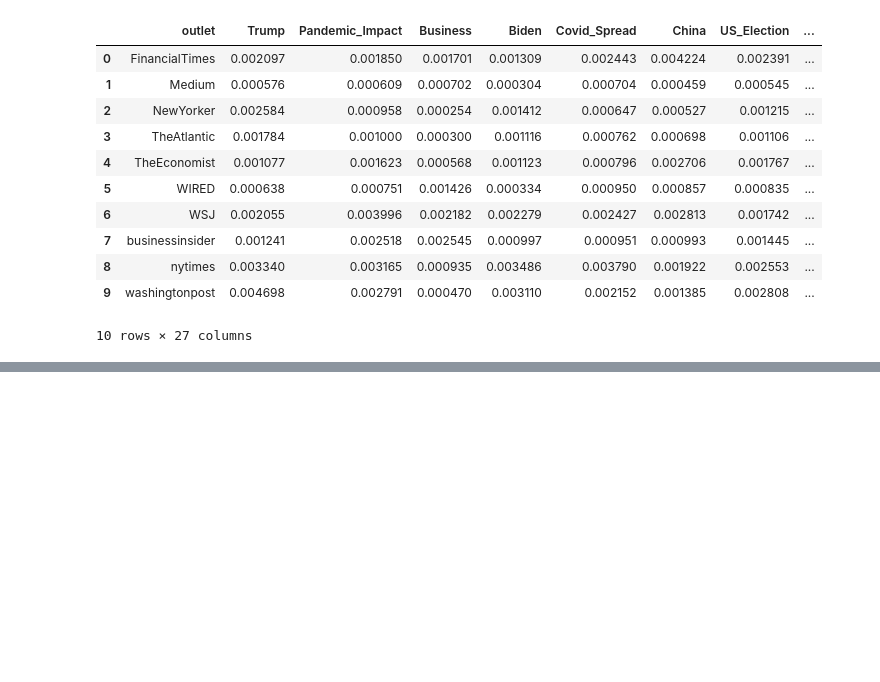
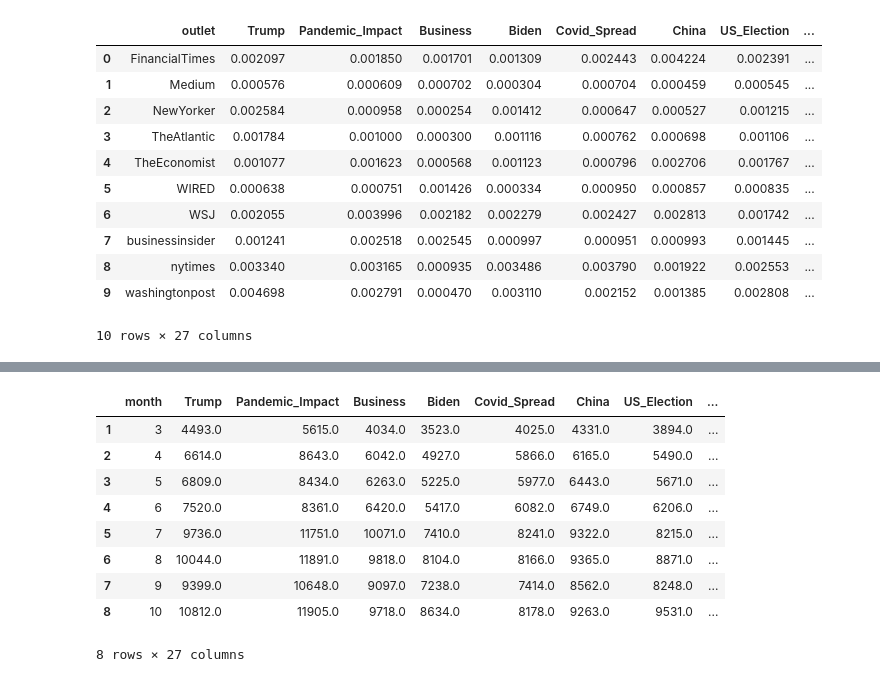
Before and after one commit to JuliaQiao/NLP_News_Recommender, a Jupyter notebook: Text_Pro_Spacy.ipynb, the cells around one changed output, grey strips where cells are left out. Saved outputs shown, nothing was run; the diff lists cells and outputs as text; code cells hidden in the pictures; blank space fills up the shorter version.

```diff
--- a/Text_Pro_Spacy.ipynb
+++ b/Text_Pro_Spacy.ipynb
@@ -1512,0 +1756,5 @@ outlet_df
+# %%
+#create a new month column
+df_2020['month'] = df_2020['date'].apply(lambda x: x.month)
+# %%
+df_2020['week'] = df_2020['date'].apply(lambda x: x.week)
@@ -1512,0 +1768,15 @@ outlet_df
+# %%
+#since we don't have a full month of data from november or july, we need to drop that month for our plots
+topic_month_df = topic_month_df.iloc[1:9, :]
+topic_month_df
+# %% [output]
+|  | month | Trump | Pandemic_Impact | Business | Biden | Covid_Spread | China | US_Election | ... |
+| 1 | 3 | 4493.0 | 5615.0 | 4034.0 | 3523.0 | 4025.0 | 4331.0 | 3894.0 | ... |
+| 2 | 4 | 6614.0 | 8643.0 | 6042.0 | 4927.0 | 5866.0 | 6165.0 | 5490.0 | ... |
+| 3 | 5 | 6809.0 | 8434.0 | 6263.0 | 5225.0 | 5977.0 | 6443.0 | 5671.0 | ... |
+| 4 | 6 | 7520.0 | 8361.0 | 6420.0 | 5417.0 | 6082.0 | 6749.0 | 6206.0 | ... |
+| 5 | 7 | 9736.0 | 11751.0 | 10071.0 | 7410.0 | 8241.0 | 9322.0 | 8215.0 | ... |
+| 6 | 8 | 10044.0 | 11891.0 | 9818.0 | 8104.0 | 8166.0 | 9365.0 | 8871.0 | ... |
+| 7 | 9 | 9399.0 | 10648.0 | 9097.0 | 7238.0 | 7414.0 | 8562.0 | 8248.0 | ... |
+| 8 | 10 | 10812.0 | 11905.0 | 9718.0 | 8634.0 | 8178.0 | 9263.0 | 9531.0 | ... |
+8 rows × 27 columns
```
Also changed, not shown: parts of 44 cells of this notebook.
